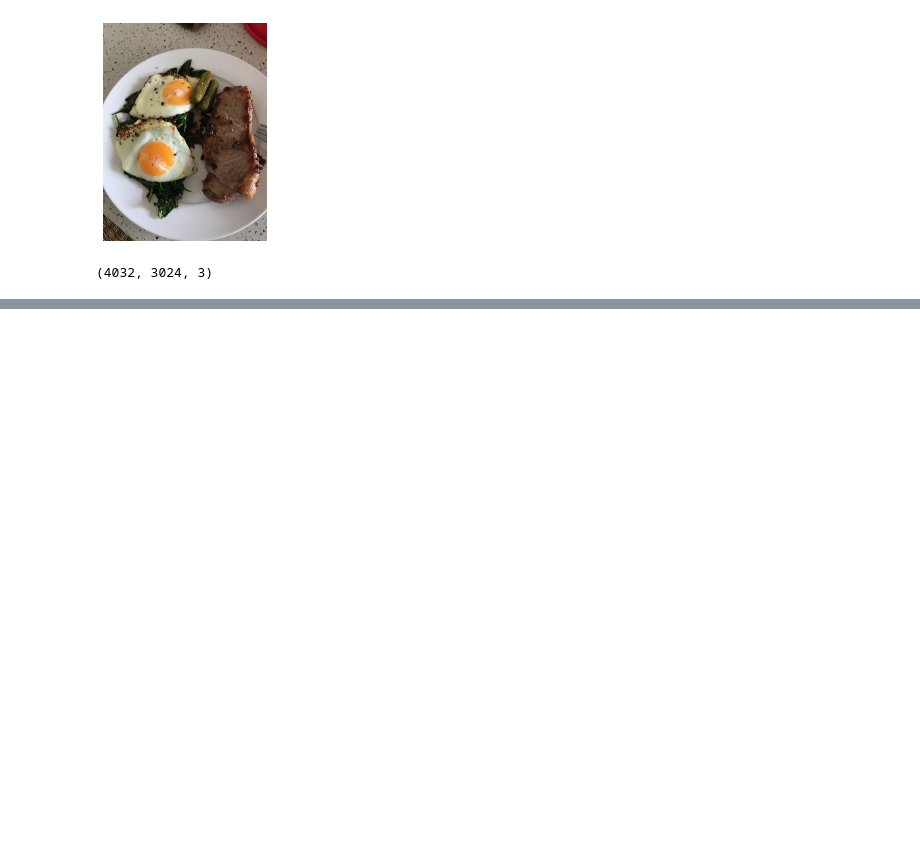
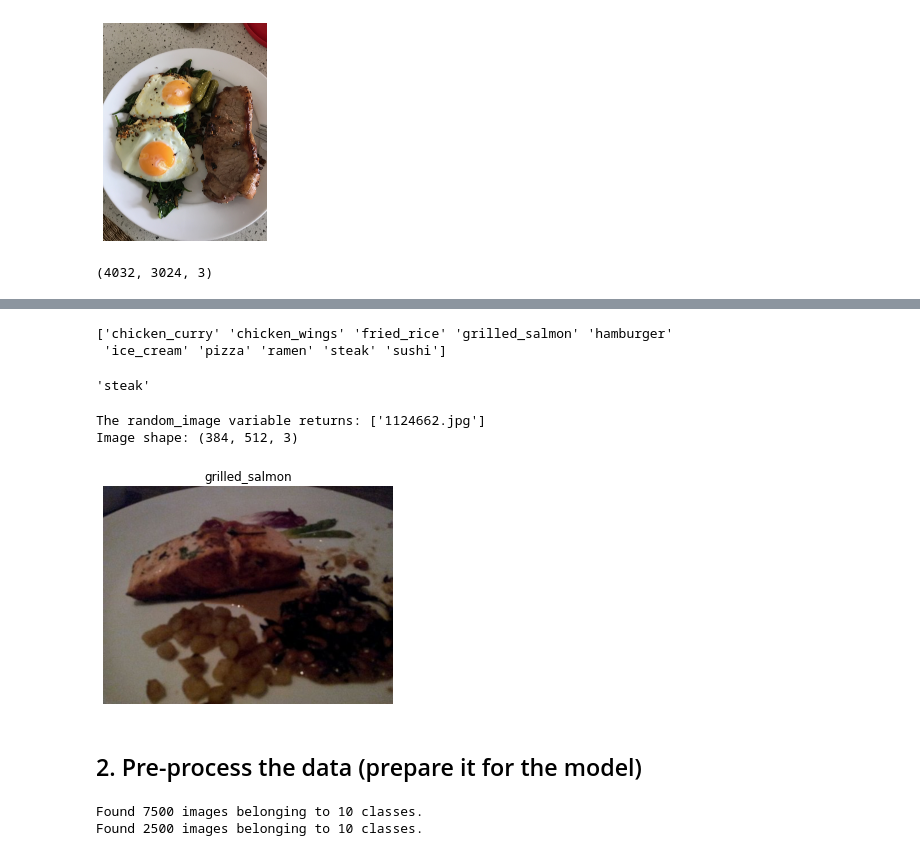
Before and after one commit to ashikshafi08/Learning_Tensorflow, a Jupyter notebook: Notebooks/03_Convolutional_Neural_Networks_with_TensorFlow.ipynb, the cells around one changed output, grey strips where cells are left out. Saved outputs shown, nothing was run; the diff lists cells and outputs as text; code cells hidden in the pictures; blank space fills up the shorter version.

```diff
--- a/Notebooks/03_Convolutional_Neural_Networks_with_TensorFlow.ipynb
+++ b/Notebooks/03_Convolutional_Neural_Networks_with_TensorFlow.ipynb
@@ -1142,0 +1385,50 @@ steak.shape
+# %%
+# Setup train and test directories
+train_dir = '10_food_classes_all_data/train/'
+test_dir = '10_food_classes_all_data/test/'
+# %%
+# Let's get the subdirectories (these are just class names)
+import pathlib
+import numpy as np
+data_dir = pathlib.Path(train_dir)
+class_names = np.array(sorted(item.name for item in data_dir.glob('*')))
+print(class_names)
+# %% [output]
+['chicken_curry' 'chicken_wings' 'fried_rice' 'grilled_salmon' 'hamburger'
+ 'ice_cream' 'pizza' 'ramen' 'steak' 'sushi']
+# %%
+random.choice(class_names)
+# %% [output]
+'steak'
+# %%
+# Visualize , visualize and Visualize
+import random
+img = view_random_image(target_dir=train_dir ,
+                        target_class = random.choice(class_names))
+# %% [output]
+The random_image variable returns: ['1124662.jpg']
+Image shape: (384, 512, 3)
+[figure, added]
+# %% [markdown]
+## 2. Pre-process the data (prepare it for the model)
+# %%
+# Create train and test data generator and rescale the data (load the data)
+from tensorflow.keras.preprocessing.image import ImageDataGenerator
+
+train_datagen = ImageDataGenerator(rescale= 1/255.) # It's a class
+test_datagen = ImageDataGenerator(rescale= 1/255.) # divide all images by 255
+
+
+# Load in our image data from directories and turn them into batches
+train_data = train_datagen.flow_from_directory(directory= train_dir , # target directory of images
+                                               target_size = (224 , 224) , # target size of images (height , width)
+                                               class_mode = 'categorical' ,  # type of data you're working wiht
+                                               batch_size = 32) # size of mini-batches to load data into
+
+test_data = test_datagen.flow_from_directory(directory= test_dir ,
+                                             target_size = (224 , 224) ,
+                                             class_mode = 'categorical' ,
+                                             batch_size = 32)
+# %% [output]
+Found 7500 images belonging to 10 classes.
+Found 2500 images belonging to 10 classes.
```
Also changed, not shown: parts of 81 cells of this notebook.
